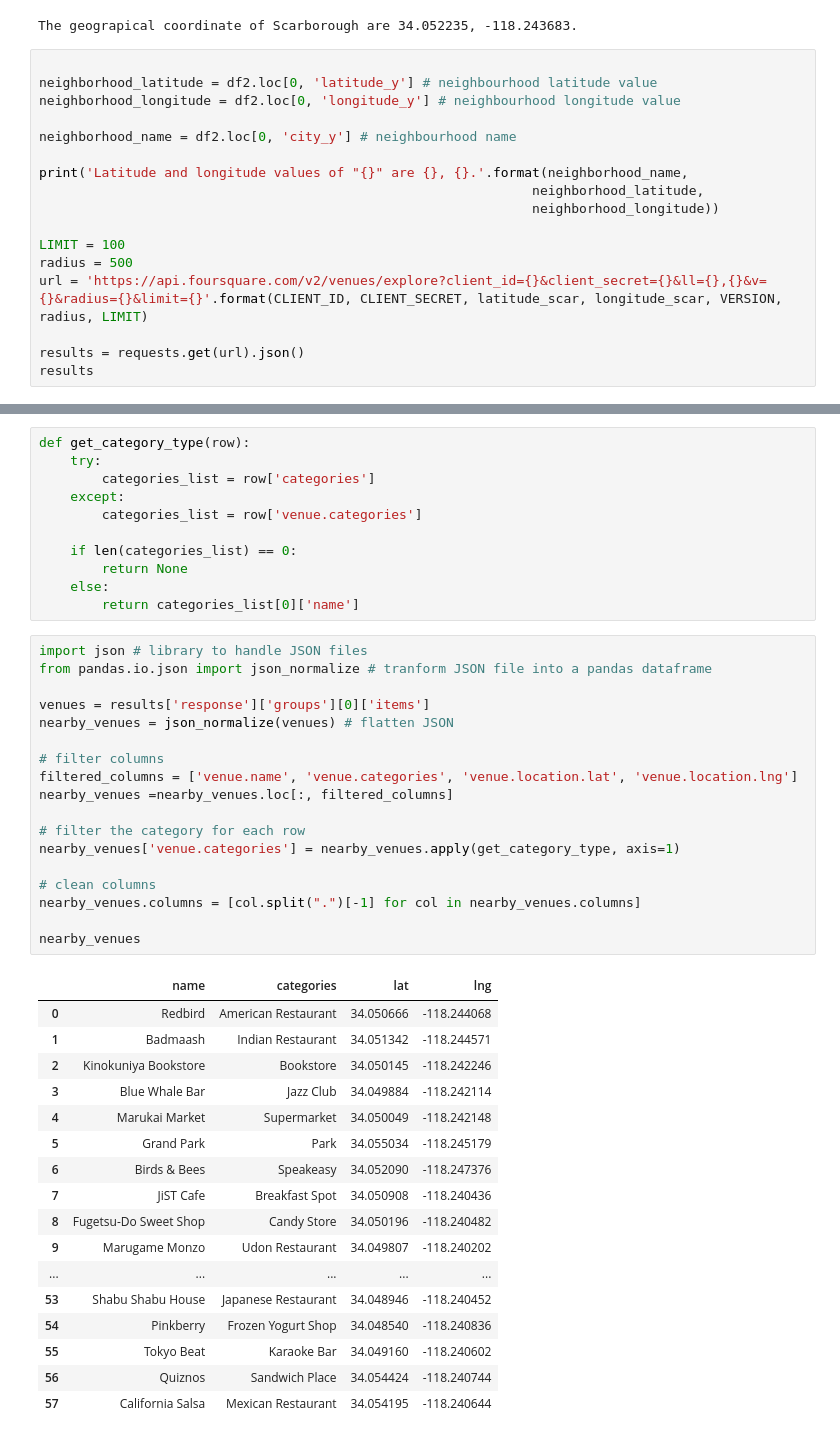
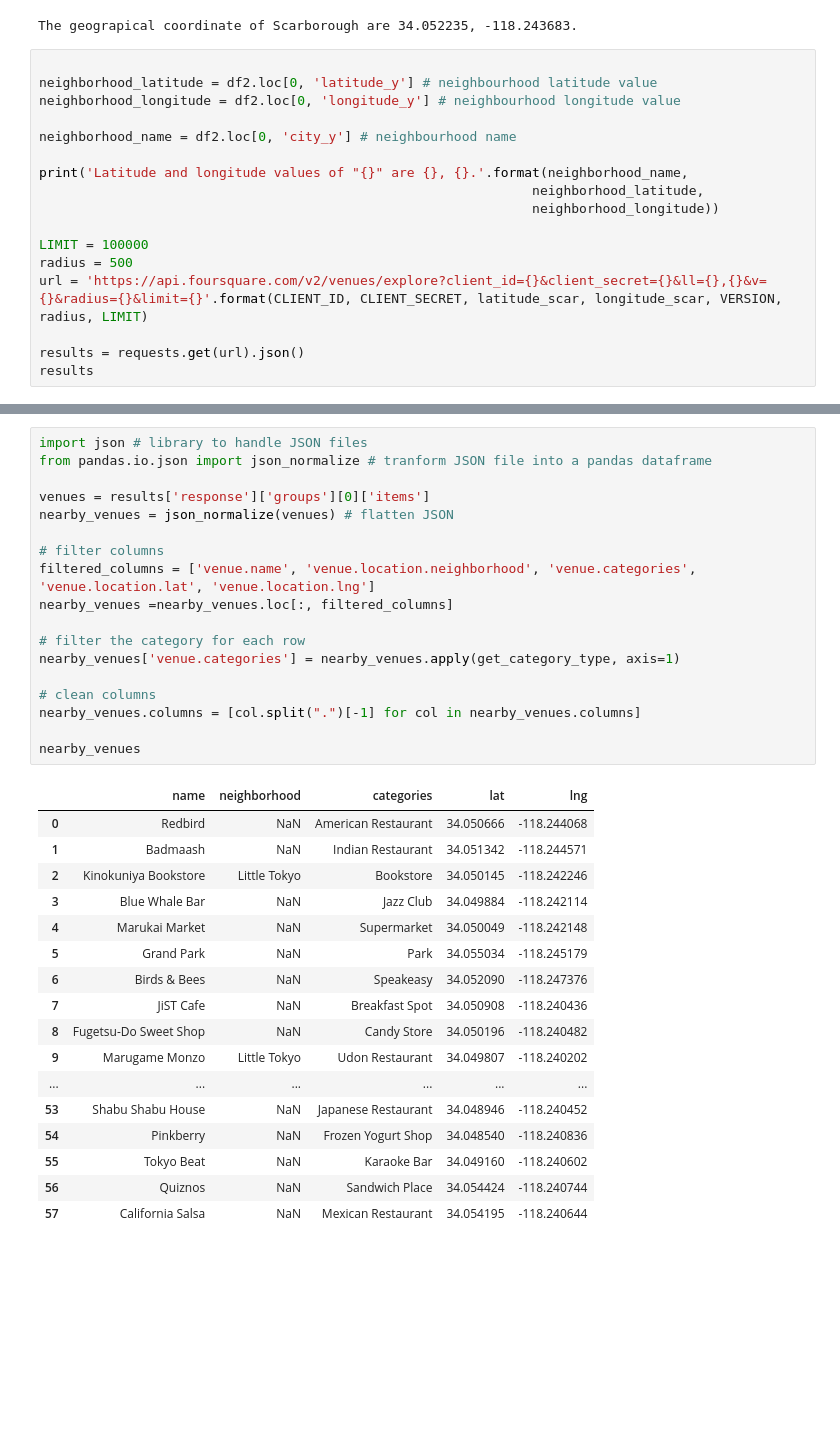
Before and after one commit to manipopuri/Coursera_Capstone, a Jupyter notebook: New Gas Stations Project.ipynb, the cells around one changed output, grey strips where cells are left out. Saved outputs shown, nothing was run; the diff lists cells and outputs as text; blank space fills up the shorter version.

```diff
--- a/New Gas Stations Project.ipynb
+++ b/New Gas Stations Project.ipynb
@@ -228,7 +346,7 @@ print('Latitude and longitude values of "{}" are {}, {}.'.format(neighborhood_na
                                                                neighborhood_latitude,
                                                                neighborhood_longitude))
 
-LIMIT = 100
+LIMIT = 100000
 radius = 500
 url = 'https://api.foursquare.com/v2/venues/explore?client_id={}&client_secret={}&ll={},{}&v={}&radius={}&limit={}'.format(CLIENT_ID, CLIENT_SECRET, latitude_scar, longitude_scar, VERSION, radius, LIMIT)
 
@@ -253,50 +371,39 @@ Latitude and longitude values of "Temple City" are 34.10321, -118.07242.
          'primary': True}],
        'photos': {'count': 0, 'groups': []}},
       'referralId': 'e-0-4c659133b80abe9a149acae5-57'}]}]}}
-# %%
-def get_category_type(row):
-    try:
-        categories_list = row['categories']
-    except:
-        categories_list = row['venue.categories']
-
-    if len(categories_list) == 0:
-        return None
-    else:
-        return categories_list[0]['name']
 # %%
 import json # library to handle JSON files
 from pandas.io.json import json_normalize # tranform JSON file into a pandas dataframe
 
 venues = results['response']['groups'][0]['items']
 nearby_venues = json_normalize(venues) # flatten JSON
 
 # filter columns
-filtered_columns = ['venue.name', 'venue.categories', 'venue.location.lat', 'venue.location.lng']
+filtered_columns = ['venue.name', 'venue.location.neighborhood', 'venue.categories', 'venue.location.lat', 'venue.location.lng']
 nearby_venues =nearby_venues.loc[:, filtered_columns]
 
 # filter the category for each row
 nearby_venues['venue.categories'] = nearby_venues.apply(get_category_type, axis=1)
 
 # clean columns
 nearby_venues.columns = [col.split(".")[-1] for col in nearby_venues.columns]
 
 nearby_venues
 # %% [output]
-|  | name | categories | lat | lng |
-| 0 | Redbird | American Restaurant | 34.050666 | -118.244068 |
-| 1 | Badmaash | Indian Restaurant | 34.051342 | -118.244571 |
-| 2 | Kinokuniya Bookstore | Bookstore | 34.050145 | -118.242246 |
-| 3 | Blue Whale Bar | Jazz Club | 34.049884 | -118.242114 |
-| 4 | Marukai Market | Supermarket | 34.050049 | -118.242148 |
-| 5 | Grand Park | Park | 34.055034 | -118.245179 |
-| 6 | Birds & Bees | Speakeasy | 34.052090 | -118.247376 |
-| 7 | JiST Cafe | Breakfast Spot | 34.050908 | -118.240436 |
-| 8 | Fugetsu-Do Sweet Shop | Candy Store | 34.050196 | -118.240482 |
-| 9 | Marugame Monzo | Udon Restaurant | 34.049807 | -118.240202 |
-| ... | ... | ... | ... | ... |
-| 53 | Shabu Shabu House | Japanese Restaurant | 34.048946 | -118.240452 |
-| 54 | Pinkberry | Frozen Yogurt Shop | 34.048540 | -118.240836 |
-| 55 | Tokyo Beat | Karaoke Bar | 34.049160 | -118.240602 |
-| 56 | Quiznos | Sandwich Place | 34.054424 | -118.240744 |
-| 57 | California Salsa | Mexican Restaurant | 34.054195 | -118.240644 |
+|  | name | neighborhood | categories | lat | lng |
+| 0 | Redbird | NaN | American Restaurant | 34.050666 | -118.244068 |
+| 1 | Badmaash | NaN | Indian Restaurant | 34.051342 | -118.244571 |
+| 2 | Kinokuniya Bookstore | Little Tokyo | Bookstore | 34.050145 | -118.242246 |
+| 3 | Blue Whale Bar | NaN | Jazz Club | 34.049884 | -118.242114 |
+| 4 | Marukai Market | NaN | Supermarket | 34.050049 | -118.242148 |
+| 5 | Grand Park | NaN | Park | 34.055034 | -118.245179 |
+| 6 | Birds & Bees | NaN | Speakeasy | 34.052090 | -118.247376 |
+| 7 | JiST Cafe | NaN | Breakfast Spot | 34.050908 | -118.240436 |
+| 8 | Fugetsu-Do Sweet Shop | NaN | Candy Store | 34.050196 | -118.240482 |
+| 9 | Marugame Monzo | Little Tokyo | Udon Restaurant | 34.049807 | -118.240202 |
+| ... | ... | ... | ... | ... | ... |
+| 53 | Shabu Shabu House | NaN | Japanese Restaurant | 34.048946 | -118.240452 |
+| 54 | Pinkberry | NaN | Frozen Yogurt Shop | 34.048540 | -118.240836 |
+| 55 | Tokyo Beat | NaN | Karaoke Bar | 34.049160 | -118.240602 |
+| 56 | Quiznos | NaN | Sandwich Place | 34.054424 | -118.240744 |
+| 57 | California Salsa | NaN | Mexican Restaurant | 34.054195 | -118.240644 |
```
Also changed, not shown: parts of 10 cells of this notebook.
